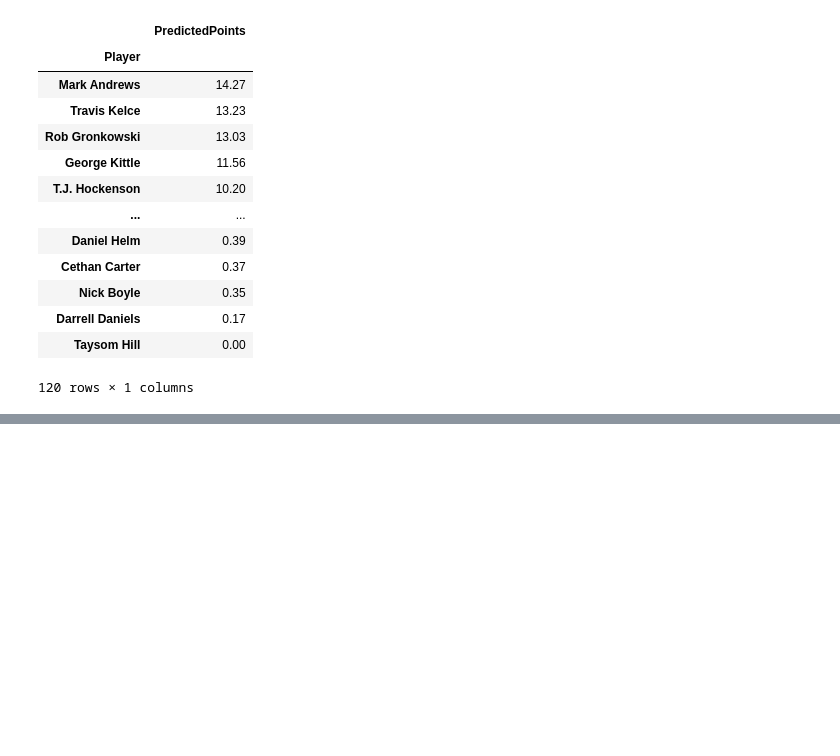
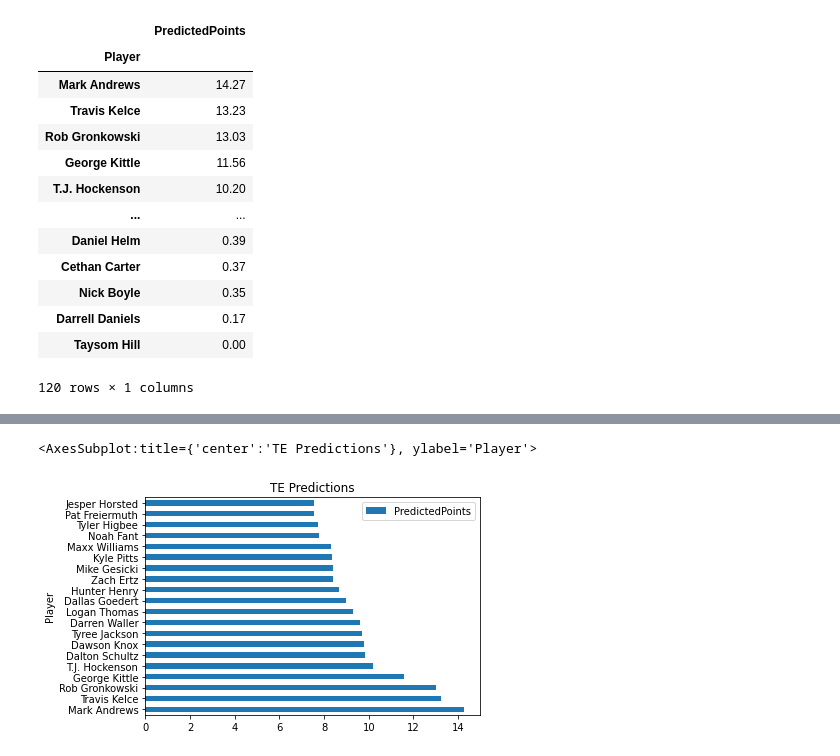
Before and after one commit to jeffery-lai/fantasyfootball, a Jupyter notebook: predictions.ipynb, the cells around one changed output, grey strips where cells are left out. Saved outputs shown, nothing was run; the diff lists cells and outputs as text; code cells hidden in the pictures; blank space fills up the shorter version.

```diff
--- a/predictions.ipynb
+++ b/predictions.ipynb
@@ -97,0 +113,5 @@ predictions(te_test, 'te', te_reg)
+# %%
+predictions(te_test, 'te', te_reg)[0:20].plot(kind='barh', title = 'TE Predictions')
+# %% [output]
+<AxesSubplot:title={'center':'TE Predictions'}, ylabel='Player'>
+[figure, added]
```
Also changed, not shown: parts of 5 cells of this notebook, 6 other files.
